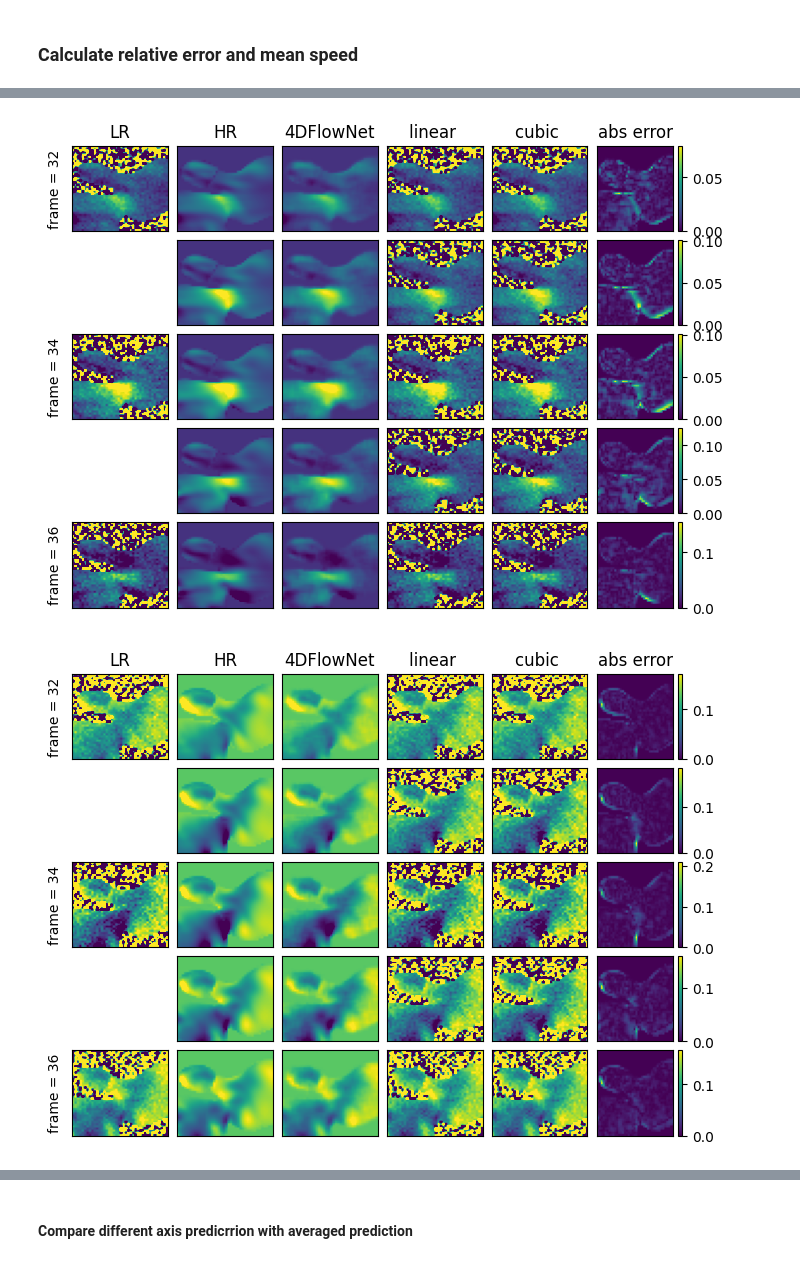
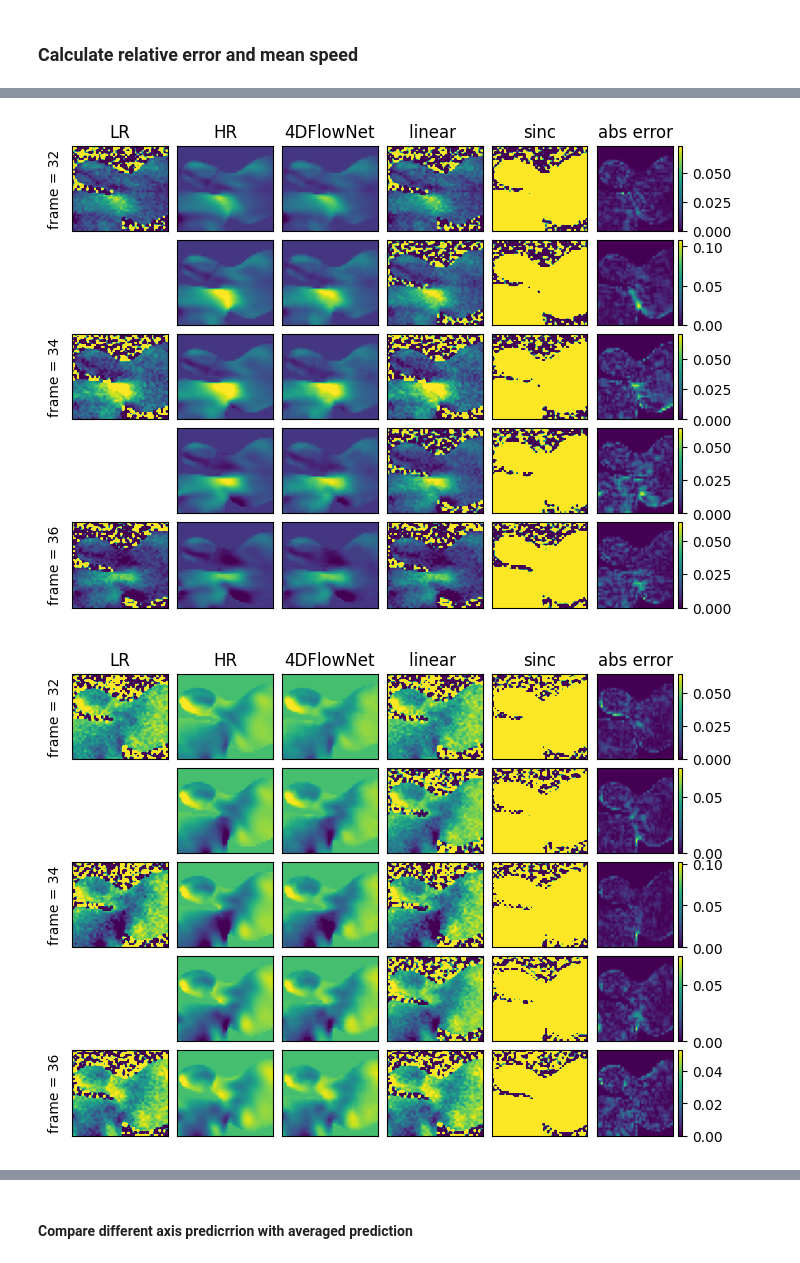
Before and after one commit to PiaaCaa/4DFlowNet, a Jupyter notebook: src/evaluate_plots.ipynb, the cells around one changed output, grey strips where cells are left out. Drawn from its saved outputs; the diff is of its cells as text; code cells hidden in the pictures.

Commit message:
update jupyter

```diff
--- a/src/evaluate_plots.ipynb
+++ b/src/evaluate_plots.ipynb
@@ -60,13 +65,20 @@ def load_data(model_name, set_name, data_model, step,dynamic_mask_used, ending_f
     lr_dir = '../data/CARDIAC'
 
     inbetween_string = ''
+    add_offset = ''
     if dynamic_mask_used:
         inbetween_string = '_dynamic'
+    if offset:
+        print('LR is now sampled with offset of 1')
+        add_offset = '_offset1'
+        offset_val = 1
+    else:
+        offset_val = 0
 
     #filenames
     gt_filename = f'M{data_model}_2mm_step{step}_static{inbetween_string}.h5'
     lr_filename = f'M{data_model}_2mm_step{step}_static{inbetween_string}_noise.h5'
-    result_filename = f'{set_name}set_result_model{data_model}_2mm_step{step}_{model_name[-4::]}_temporal{ending_file}.h5' #_newpadding
+    result_filename = f'{set_name}set_result_model{data_model}_2mm_step{step}_{model_name[-4::]}_temporal{ending_file}{add_offset}.h5' #_newpadding
     evaluation_filename = f'eval_rel_err_{data_model}_2mm_step{step}_{model_name[-4::]}_temporal.h5'
 
     print(gt_filename, lr_filename)
@@ -108,11 +120,11 @@ def load_data(model_name, set_name, data_model, step,dynamic_mask_used, ending_f
 
                     gt[vel] = np.asarray(h_gt[vel])
                     pred[vel] = np.asarray(h_pred[f'{vel}_combined'])
-                    lr[vel] = np.asarray(h_lr[vel])[::2, :, :, :]
+                    lr[vel] = np.asarray(h_lr[vel])[offset_val::2, :, :, :]
 
                     # add information considering only the fluid regions
                     pred[f'{vel}_fluid'] =np.multiply(pred[vel], temporal_mask)
-                    lr[f'{vel}_fluid'] =  np.multiply(lr[vel], temporal_mask[::2, :, :, :])
+                    lr[f'{vel}_fluid'] =  np.multiply(lr[vel], temporal_mask[offset_val::2, :, :, :])
                     gt[f'{vel}_fluid'] =  np.multiply(gt[vel], temporal_mask)
 
 
@@ -120,6 +132,10 @@ def load_data(model_name, set_name, data_model, step,dynamic_mask_used, ending_f
                 gt['speed']   = np.sqrt(gt["u"]**2 + gt["v"]**2 + gt["w"]**2)
                 lr['speed']   = np.sqrt(lr["u"]**2 + lr["v"]**2 + lr["w"]**2)
                 pred['speed'] = np.sqrt(pred["u"]**2 + pred["v"]**2 + pred["w"]**2)
+
+                gt['speed_fluid']   = np.multiply(pred['speed'], temporal_mask)
+                lr['speed_fluid']   = np.multiply(lr['speed'], temporal_mask[offset_val::2, :, :, :])
+                pred['speed_fluid'] = np.multiply(gt['speed'], temporal_mask)
 
 
     return lr, gt, pred, temporal_mask, eval_dir
@@ -129,6 +145,7 @@ def load_interpolation(data_model, step, lr, gt, use_dynamical_mask):
     interpolate_NN = {}
     interpolate_linear = {}
     interpolate_cubic = {}
+
 
     inbetween_string = ''
     if use_dynamical_mask:
@@ -182,0 +200,15 @@ Load existing interpolation file
+# %%
+if use_dynamical_mask:
+    inbetween_string = '_dynamic'
+
+interpolate_sinc = {}
+sinc_interpolate_file =  f'../data/CARDIAC/M{data_model}_2mm_step{step}_static{inbetween_string}_noise_sinc.h5'
+with h5py.File(sinc_interpolate_file, mode = 'r' ) as h_sinc_interpolate:
+
+    _, x, y, z = np.array(h_sinc_interpolate['u']).squeeze().shape
+    print(x, y, z)
+    for vel in vel_colnames:
+        interpolate_sinc[vel] = np.array(h_sinc_interpolate[vel]).squeeze()
+        interpolate_sinc[vel] = np.concatenate([interpolate_sinc[vel], np.zeros((1, x, y, z))],axis=0 )
+        print('Interpolation shapes: ', interpolate_sinc[vel].shape)
+        interpolate_sinc[f'{vel}_fluid'] = np.multiply(interpolate_sinc[vel], gt['mask'])
@@ -196,4 +233,5 @@ gt['mean_speed'] = calculate_mean_speed(gt["u_fluid"], gt["v_fluid"] , gt["w_flu
 pred['mean_speed'] = calculate_mean_speed(pred["u_fluid"], pred["v_fluid"] , pred["w_fluid"], gt["mask"])
 interpolate_linear['mean_speed'] = calculate_mean_speed(interpolate_linear["u_fluid"], interpolate_linear["v_fluid"] ,interpolate_linear["w_fluid"], gt["mask"])
 interpolate_cubic['mean_speed'] = calculate_mean_speed(interpolate_cubic["u_fluid"], interpolate_cubic["v_fluid"] , interpolate_cubic["w_fluid"], gt["mask"])
+interpolate_sinc['mean_speed'] = calculate_mean_speed(interpolate_sinc["u_fluid"], interpolate_sinc["v_fluid"] , interpolate_sinc["w_fluid"], gt["mask"])
 # %% [output]
@@ -228,6 +249,9 @@ for vel in vel_colnames:
     min_v[vel] = np.quantile(gt[vel][np.where(temporal_mask !=0)].flatten(), 0.01)
     max_v[vel] = np.quantile(gt[vel][np.where(temporal_mask !=0)].flatten(), 0.99)
 
+min_v['speed'] = np.quantile(gt[vel][np.where(temporal_mask !=0)].flatten(), 0.01)
+max_v['speed'] = np.quantile(gt[vel][np.where(temporal_mask !=0)].flatten(), 0.99)
+
 #get boundary points
 bounds, core_mask = get_boundaries(temporal_mask)
 # %%
@@ -290,35 +314,35 @@ def show_timeframes_jupyter(gt_cube,lr_cube,  pred_cube,mask_cube, rel_error_cub
             if i-1 == (i-1)%N: plt.title(name)
             plt.xticks([])
             plt.yticks([])
 
         # plt.colorbar(get_slice(comp,t, axis=axis, slice_idx=idx))
 
         # fig.subplots_adjust(right=0.8)
         # cbar_ax = fig.add_axes([0.85, 0.15, 0.05, 0.7])
         # fig.colorbar(cax=cbar_ax)
 
         i +=1
         plt.subplot(T, N, i)
         plt.imshow(get_slice(rel_error_cube, t, axis, idx),cmap='viridis',aspect='auto')
         if i-1 == (i-1)%N: plt.title("abs error")
         plt.xticks([])
         plt.yticks([])
         plt.colorbar()
 
 
         i +=1
 
     plt.subplots_adjust(hspace=0.1, wspace=0.1)
     plt.savefig(save_as,bbox_inches='tight' )
     # plt.tight_layout()
 
 a = 0
 idx_cube = np.index_exp[:, :, 0:40, 20:60]
 
 
-show_timeframes_jupyter(gt['u'][idx_cube],lr['u'][idx_cube],  pred['u'][idx_cube],temporal_mask[idx_cube], error_absolut['u'][idx_cube], [interpolate_linear['u'][idx_cube],interpolate_cubic['u'][idx_cube]], ['linear ','cubic '], [32, 33, 34, 35, 36], axis=a, idx=30,min_v = min_v['u'], max_v = max_v['u'],save_as = f"{eval_dir}/Frame_comparison_u.png")
-show_timeframes_jupyter(gt['v'][idx_cube],lr['v'][idx_cube],  pred['v'][idx_cube],temporal_mask[idx_cube], error_absolut['v'][idx_cube], [interpolate_linear['v'][idx_cube],interpolate_cubic['v'][idx_cube]], ['linear ','cubic '], [32, 33, 34, 35, 36], axis=a, idx=30,min_v = min_v['v'], max_v = max_v['v'],save_as = f"{eval_dir}/Frame_comparison_v.png")
-show_timeframes_jupyter(gt['w'][idx_cube],lr['w'][idx_cube],  pred['w'][idx_cube],temporal_mask[idx_cube], error_absolut['w'][idx_cube], [interpolate_linear['w'][idx_cube],interpolate_cubic['w'][idx_cube]], ['linear ','cubic '], [32, 33, 34, 35, 36], axis=a, idx=30,min_v = min_v['w'], max_v = max_v['w'],save_as = f"{eval_dir}/Frame_comparison_w.png")
+show_timeframes_jupyter(gt['u'][idx_cube],lr['u'][idx_cube],  pred['u'][idx_cube],temporal_mask[idx_cube], error_absolut['u'][idx_cube], [interpolate_linear['u'][idx_cube],interpolate_sinc['u'][idx_cube]], ['linear ','sinc'], [32, 33, 34, 35, 36], axis=a, idx=30,min_v = min_v['u'], max_v = max_v['u'],save_as = f"{eval_dir}/Frame_comparison_u.png")
+show_timeframes_jupyter(gt['v'][idx_cube],lr['v'][idx_cube],  pred['v'][idx_cube],temporal_mask[idx_cube], error_absolut['v'][idx_cube], [interpolate_linear['v'][idx_cube],interpolate_sinc['v'][idx_cube]], ['linear ','sinc'], [32, 33, 34, 35, 36], axis=a, idx=30,min_v = min_v['v'], max_v = max_v['v'],save_as = f"{eval_dir}/Frame_comparison_v.png")
+show_timeframes_jupyter(gt['w'][idx_cube],lr['w'][idx_cube],  pred['w'][idx_cube],temporal_mask[idx_cube], error_absolut['w'][idx_cube], [interpolate_linear['w'][idx_cube],interpolate_sinc['w'][idx_cube]], ['linear ','sinc'], [32, 33, 34, 35, 36], axis=a, idx=30,min_v = min_v['w'], max_v = max_v['w'],save_as = f"{eval_dir}/Frame_comparison_w.png")
 # %% [output]
-[figure, old version]
+[figure, new version]
-[figure, old version]
+[figure, new version]
```
Also changed, not shown: parts of 30 cells of this notebook.
